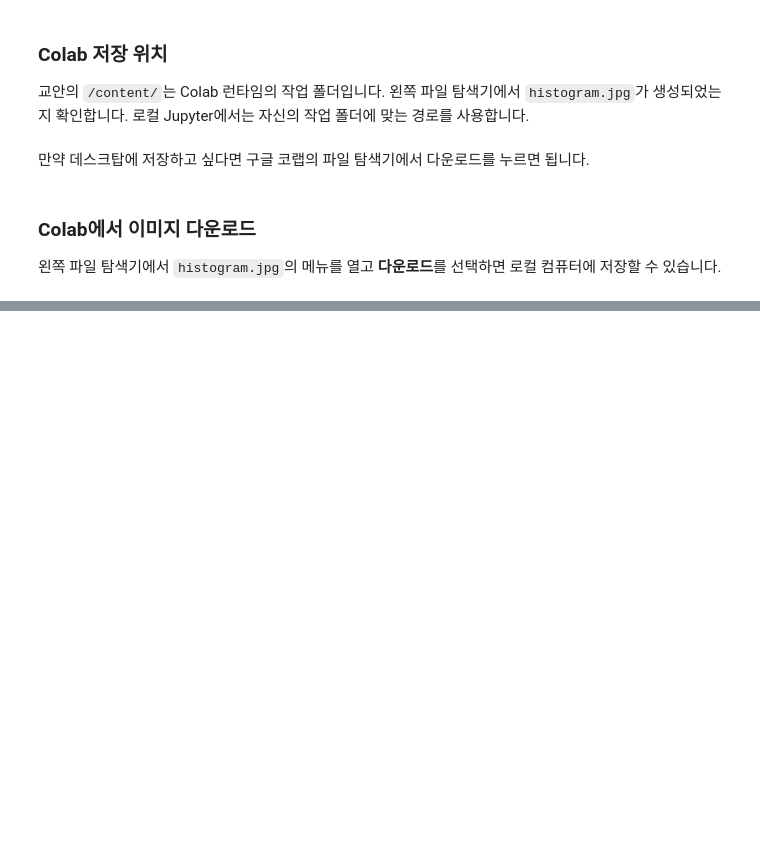
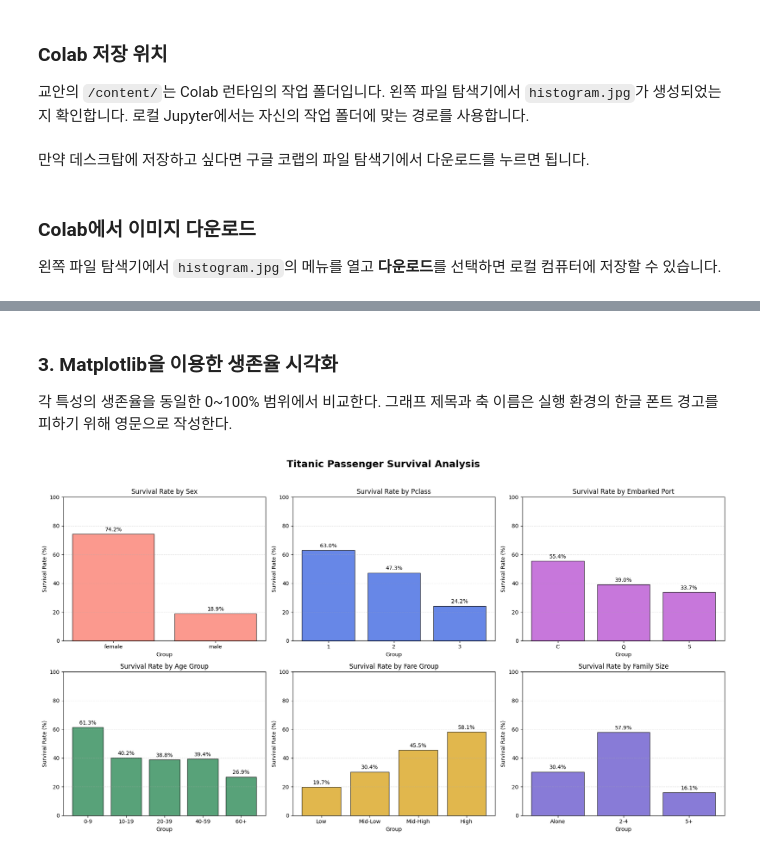
Before and after one commit to ByoungGuk1/finance-dev-learning-log, a Jupyter notebook: work/python/day03/section03.ipynb, the cells around one changed output, grey strips where cells are left out. Drawn from its saved outputs; the diff is of its cells as text; code cells hidden in the pictures; blank space fills up the shorter version.

```diff
--- a/work/python/day03/section03.ipynb
+++ b/work/python/day03/section03.ipynb
@@ -2442,0 +2431,30 @@ plt.savefig('/content/histogram.jpg', format='jpg')
+# %% [markdown]
+### 3. Matplotlib을 이용한 생존율 시각화
+
+각 특성의 생존율을 동일한 0~100% 범위에서 비교한다. 그래프 제목과 축 이름은 실행 환경의 한글 폰트 경고를 피하기 위해 영문으로 작성한다.
+# %%
+def draw_survival_rate(ax, summary, title, color):
+    labels = summary.index.astype(str)
+    rates = summary['생존율(%)']
+    bars = ax.bar(labels, rates, color=color, edgecolor='black', alpha=0.8)
+    ax.bar_label(bars, fmt='%.1f%%', padding=3)
+    ax.set_title(title)
+    ax.set_xlabel('Group')
+    ax.set_ylabel('Survival Rate (%)')
+    ax.set_ylim(0, 100)
+    ax.grid(axis='y', linestyle='--', alpha=0.4)
+
+fig, axes = plt.subplots(2, 3, figsize=(18, 10))
+
+draw_survival_rate(axes[0, 0], sex_summary, 'Survival Rate by Sex', 'salmon')
+draw_survival_rate(axes[0, 1], pclass_summary, 'Survival Rate by Pclass', 'royalblue')
+draw_survival_rate(axes[0, 2], embarked_summary, 'Survival Rate by Embarked Port', 'mediumorchid')
+draw_survival_rate(axes[1, 0], age_summary, 'Survival Rate by Age Group', 'seagreen')
+draw_survival_rate(axes[1, 1], fare_summary, 'Survival Rate by Fare Group', 'goldenrod')
+draw_survival_rate(axes[1, 2], family_summary, 'Survival Rate by Family Size', 'slateblue')
+
+fig.suptitle('Titanic Passenger Survival Analysis', fontsize=18, fontweight='bold')
+plt.tight_layout(rect=[0, 0, 1, 0.96])
+plt.show()
+# %% [output]
+[figure, added]
```
Also changed, not shown: parts of 115 cells of this notebook, 3 other files.
